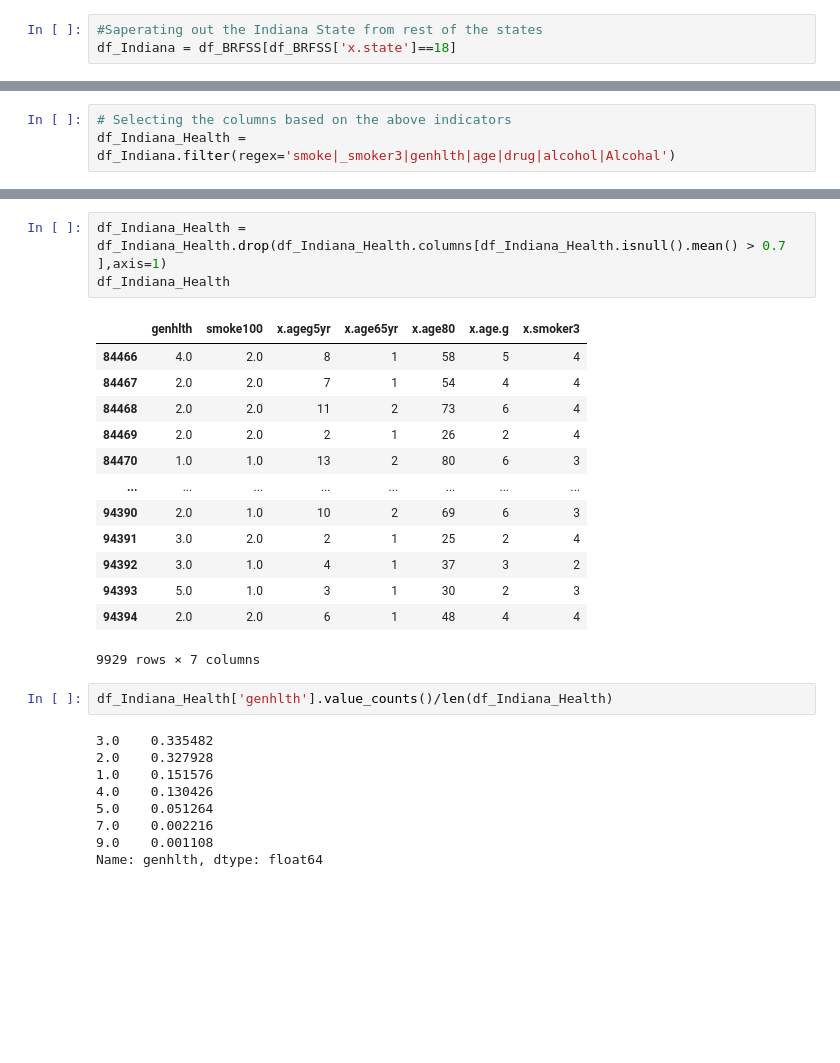
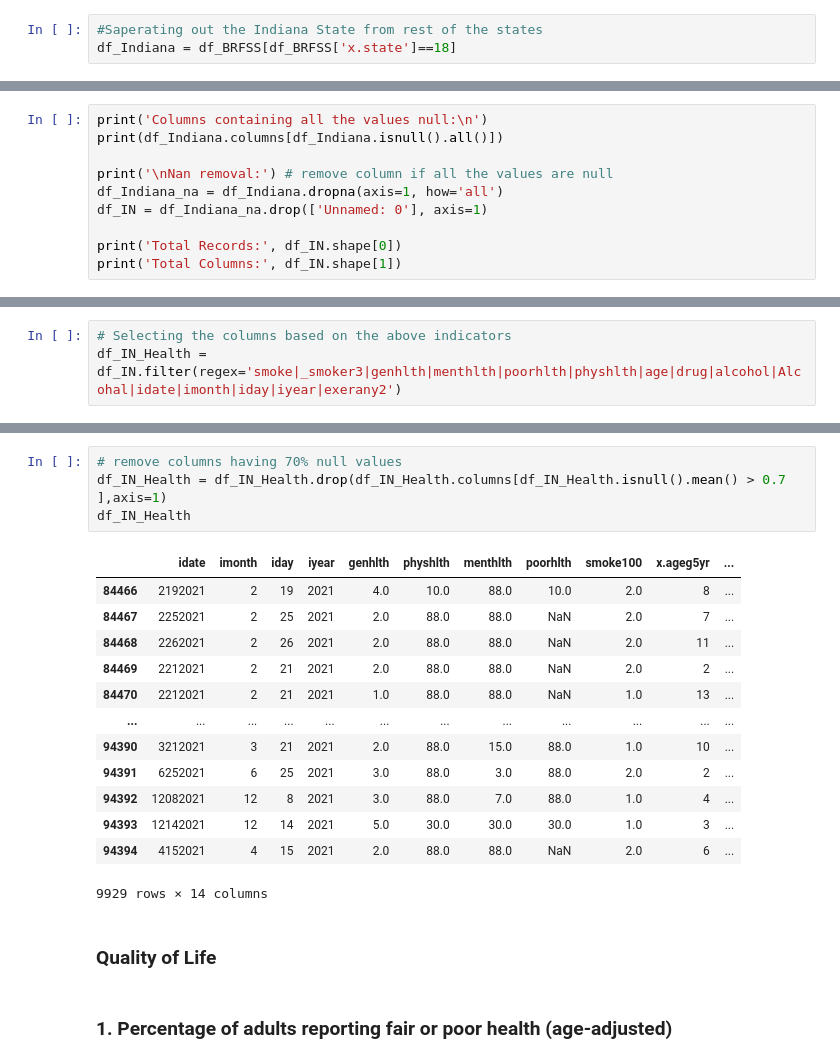
Before and after one commit to iam-neelesh8/BRFSS_Analysis, a Jupyter notebook: notebooks/BRFSS_EDA.ipynb, the cells around one changed output, grey strips where cells are left out. Saved outputs shown, nothing was run; the diff lists cells and outputs as text; blank space fills up the shorter version.

```diff
--- a/notebooks/BRFSS_EDA.ipynb
+++ b/notebooks/BRFSS_EDA.ipynb
@@ -75,0 +67,10 @@ df_Indiana
+# %%
+print('Columns containing all the values null:\n')
+print(df_Indiana.columns[df_Indiana.isnull().all()])
+
+print('\nNan removal:') # remove column if all the values are null
+df_Indiana_na = df_Indiana.dropna(axis=1, how='all')
+df_IN = df_Indiana_na.drop(['Unnamed: 0'], axis=1)
+
+print('Total Records:', df_IN.shape[0])
+print('Total Columns:', df_IN.shape[1])
@@ -98,4 +138,4 @@ There are Three pointers
     i. Excessive drinking	Percentage of adults reporting binge or heavy drinking (age-adjusted).
 # %%
 # Selecting the columns based on the above indicators
-df_Indiana_Health = df_Indiana.filter(regex='smoke|_smoker3|genhlth|age|drug|alcohol|Alcohal')
+df_IN_Health = df_IN.filter(regex='smoke|_smoker3|genhlth|menthlth|poorhlth|physhlth|age|drug|alcohol|Alcohal|idate|imonth|iday|iyear|exerany2')
@@ -119,29 +158,23 @@ df_Indiana_Health
 # %%
-df_Indiana_Health = df_Indiana_Health.drop(df_Indiana_Health.columns[df_Indiana_Health.isnull().mean() > 0.7 ],axis=1)
-df_Indiana_Health
+# remove columns having 70% null values
+df_IN_Health = df_IN_Health.drop(df_IN_Health.columns[df_IN_Health.isnull().mean() > 0.7 ],axis=1)
+df_IN_Health
 # %% [output]
-|  | genhlth | smoke100 | x.ageg5yr | x.age65yr | x.age80 | x.age.g | x.smoker3 |
-| 84466 | 4.0 | 2.0 | 8 | 1 | 58 | 5 | 4 |
-| 84467 | 2.0 | 2.0 | 7 | 1 | 54 | 4 | 4 |
-| 84468 | 2.0 | 2.0 | 11 | 2 | 73 | 6 | 4 |
-| 84469 | 2.0 | 2.0 | 2 | 1 | 26 | 2 | 4 |
-| 84470 | 1.0 | 1.0 | 13 | 2 | 80 | 6 | 3 |
-| ... | ... | ... | ... | ... | ... | ... | ... |
-| 94390 | 2.0 | 1.0 | 10 | 2 | 69 | 6 | 3 |
-| 94391 | 3.0 | 2.0 | 2 | 1 | 25 | 2 | 4 |
-| 94392 | 3.0 | 1.0 | 4 | 1 | 37 | 3 | 2 |
-| 94393 | 5.0 | 1.0 | 3 | 1 | 30 | 2 | 3 |
-| 94394 | 2.0 | 2.0 | 6 | 1 | 48 | 4 | 4 |
+|  | idate | imonth | iday | iyear | genhlth | physhlth | menthlth | poorhlth | smoke100 | x.ageg5yr | ... |
+| 84466 | 2192021 | 2 | 19 | 2021 | 4.0 | 10.0 | 88.0 | 10.0 | 2.0 | 8 | ... |
+| 84467 | 2252021 | 2 | 25 | 2021 | 2.0 | 88.0 | 88.0 | NaN | 2.0 | 7 | ... |
+| 84468 | 2262021 | 2 | 26 | 2021 | 2.0 | 88.0 | 88.0 | NaN | 2.0 | 11 | ... |
+| 84469 | 2212021 | 2 | 21 | 2021 | 2.0 | 88.0 | 88.0 | NaN | 2.0 | 2 | ... |
+| 84470 | 2212021 | 2 | 21 | 2021 | 1.0 | 88.0 | 88.0 | NaN | 1.0 | 13 | ... |
+| ... | ... | ... | ... | ... | ... | ... | ... | ... | ... | ... | ... |
+| 94390 | 3212021 | 3 | 21 | 2021 | 2.0 | 88.0 | 15.0 | 88.0 | 1.0 | 10 | ... |
+| 94391 | 6252021 | 6 | 25 | 2021 | 3.0 | 88.0 | 3.0 | 88.0 | 2.0 | 2 | ... |
+| 94392 | 12082021 | 12 | 8 | 2021 | 3.0 | 88.0 | 7.0 | 88.0 | 1.0 | 4 | ... |
+| 94393 | 12142021 | 12 | 14 | 2021 | 5.0 | 30.0 | 30.0 | 30.0 | 1.0 | 3 | ... |
+| 94394 | 4152021 | 4 | 15 | 2021 | 2.0 | 88.0 | 88.0 | NaN | 2.0 | 6 | ... |
-9929 rows × 7 columns
+9929 rows × 14 columns
-# %%
-df_Indiana_Health['genhlth'].value_counts()/len(df_Indiana_Health)
-# %% [output]
-3.0    0.335482
-2.0    0.327928
-1.0    0.151576
-4.0    0.130426
-5.0    0.051264
-7.0    0.002216
-9.0    0.001108
-Name: genhlth, dtype: float64
+# %% [markdown]
+### Quality of Life
+# %% [markdown]
+### 1. Percentage of adults reporting fair or poor health (age-adjusted)
 # %%
```
Also changed, not shown: parts of 25 cells of this notebook.
